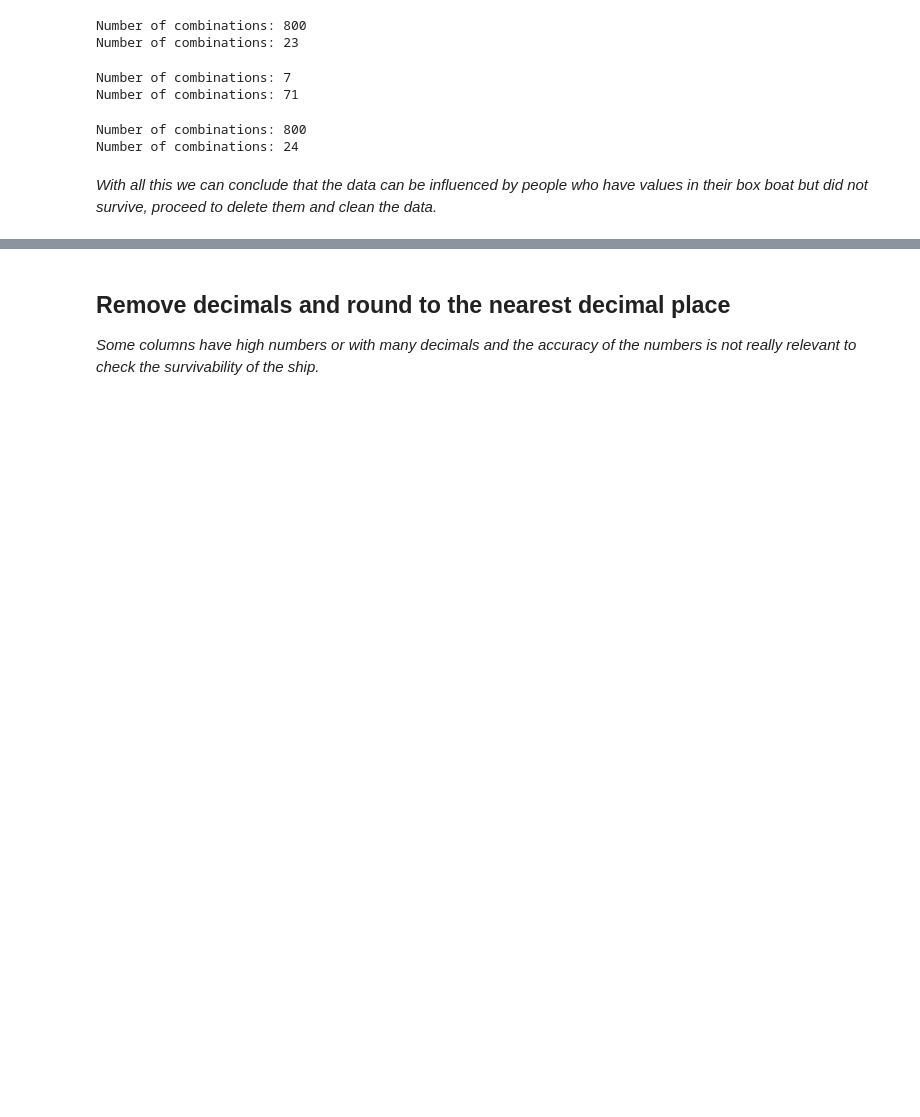
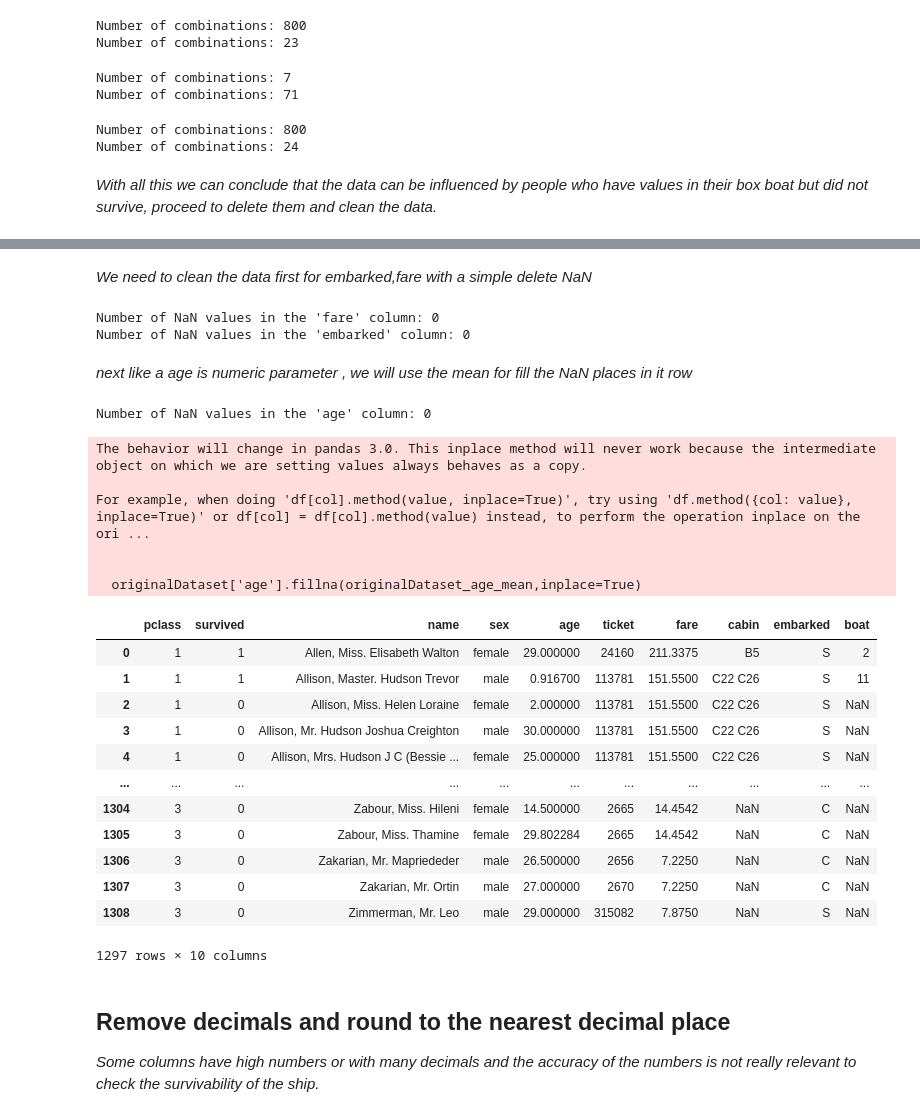
Before and after one commit to CrisHzz/TitanicSurvivors, a Jupyter notebook: DataCleaning/DatasetCleaning.ipynb, the cells around one changed output, grey strips where cells are left out. Cells and saved outputs as stored; diff of their text form; code cells hidden in the pictures; blank space fills up the shorter version.

```diff
--- a/DataCleaning/DatasetCleaning.ipynb
+++ b/DataCleaning/DatasetCleaning.ipynb
@@ -187,0 +273,45 @@ Number of combinations: 24
+# %% [markdown]
+*We need to clean the data first for embarked,fare with a simple delete NaN*
+# %%
+originalDataset.dropna(subset=['fare'], inplace=True)
+
+print(f"Number of NaN values in the 'fare' column: {comprobate_Nan_column('fare')}")
+
+
+originalDataset.dropna(subset=['embarked'],inplace=True)
+
+print(f"Number of NaN values in the 'embarked' column: {comprobate_Nan_column('embarked')}")
+# %% [output]
+Number of NaN values in the 'fare' column: 0
+Number of NaN values in the 'embarked' column: 0
+# %% [markdown]
+*next like a age is numeric parameter , we will use the mean for fill the NaN places in it row*
+# %%
+originalDataset_age_mean=originalDataset['age'].mean()
+
+originalDataset['age'].fillna(originalDataset_age_mean,inplace=True)
+
+print(f"Number of NaN values in the 'age' column: {comprobate_Nan_column('age')}")
+
+originalDataset
+# %% [output]
+Number of NaN values in the 'age' column: 0
+The behavior will change in pandas 3.0. This inplace method will never work because the intermediate object on which we are setting values always behaves as a copy.
+
+For example, when doing 'df[col].method(value, inplace=True)', try using 'df.method({col: value}, inplace=True)' or df[col] = df[col].method(value) instead, to perform the operation inplace on the ori ...
+
+
+  originalDataset['age'].fillna(originalDataset_age_mean,inplace=True)
+|  | pclass | survived | name | sex | age | ticket | fare | cabin | embarked | boat |
+| 0 | 1 | 1 | Allen, Miss. Elisabeth Walton | female | 29.000000 | 24160 | 211.3375 | B5 | S | 2 |
+| 1 | 1 | 1 | Allison, Master. Hudson Trevor | male | 0.916700 | 113781 | 151.5500 | C22 C26 | S | 11 |
+| 2 | 1 | 0 | Allison, Miss. Helen Loraine | female | 2.000000 | 113781 | 151.5500 | C22 C26 | S | NaN |
+| 3 | 1 | 0 | Allison, Mr. Hudson Joshua Creighton | male | 30.000000 | 113781 | 151.5500 | C22 C26 | S | NaN |
+| 4 | 1 | 0 | Allison, Mrs. Hudson J C (Bessie ... | female | 25.000000 | 113781 | 151.5500 | C22 C26 | S | NaN |
+| ... | ... | ... | ... | ... | ... | ... | ... | ... | ... | ... |
+| 1304 | 3 | 0 | Zabour, Miss. Hileni | female | 14.500000 | 2665 | 14.4542 | NaN | C | NaN |
+| 1305 | 3 | 0 | Zabour, Miss. Thamine | female | 29.802284 | 2665 | 14.4542 | NaN | C | NaN |
+| 1306 | 3 | 0 | Zakarian, Mr. Mapriededer | male | 26.500000 | 2656 | 7.2250 | NaN | C | NaN |
+| 1307 | 3 | 0 | Zakarian, Mr. Ortin | male | 27.000000 | 2670 | 7.2250 | NaN | C | NaN |
+| 1308 | 3 | 0 | Zimmerman, Mr. Leo | male | 29.000000 | 315082 | 7.8750 | NaN | S | NaN |
+1297 rows × 10 columns
```
Also changed, not shown: parts of 10 cells of this notebook.
